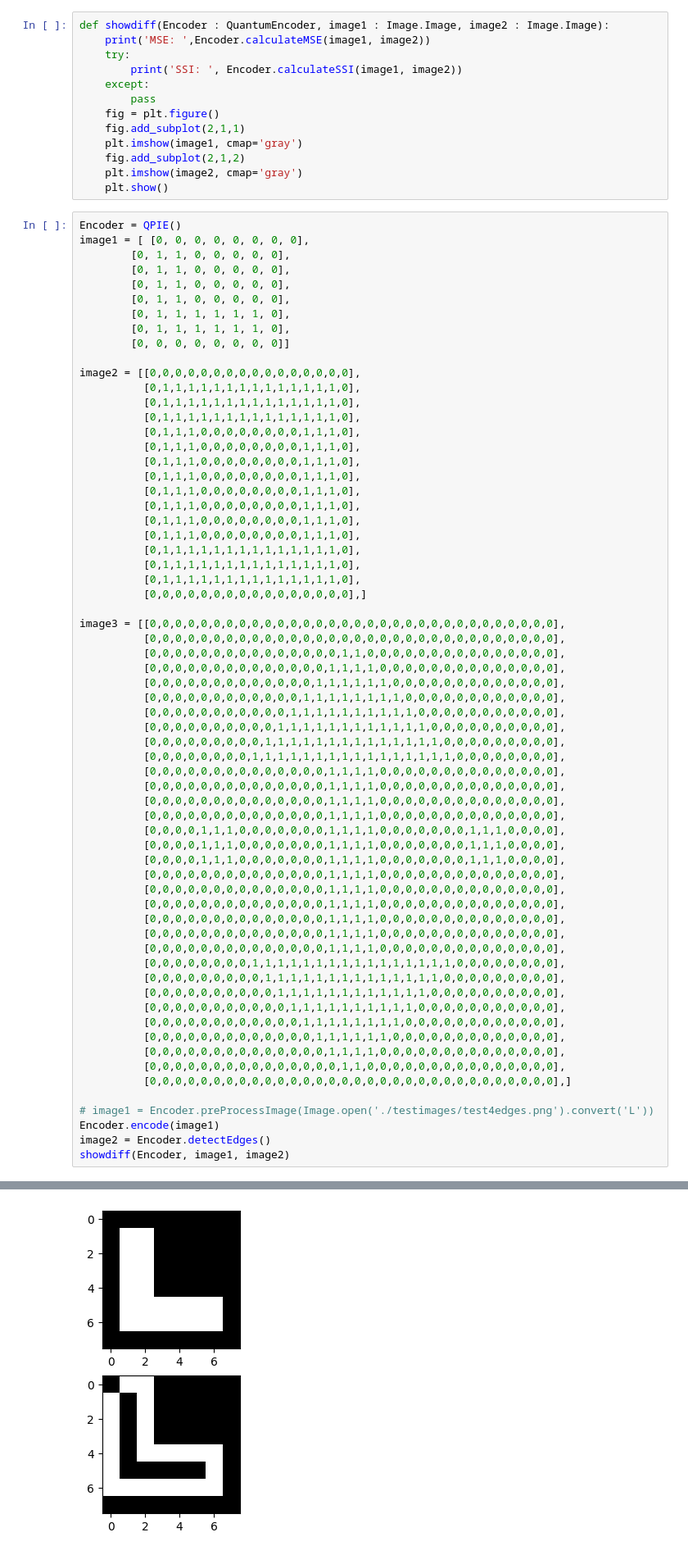
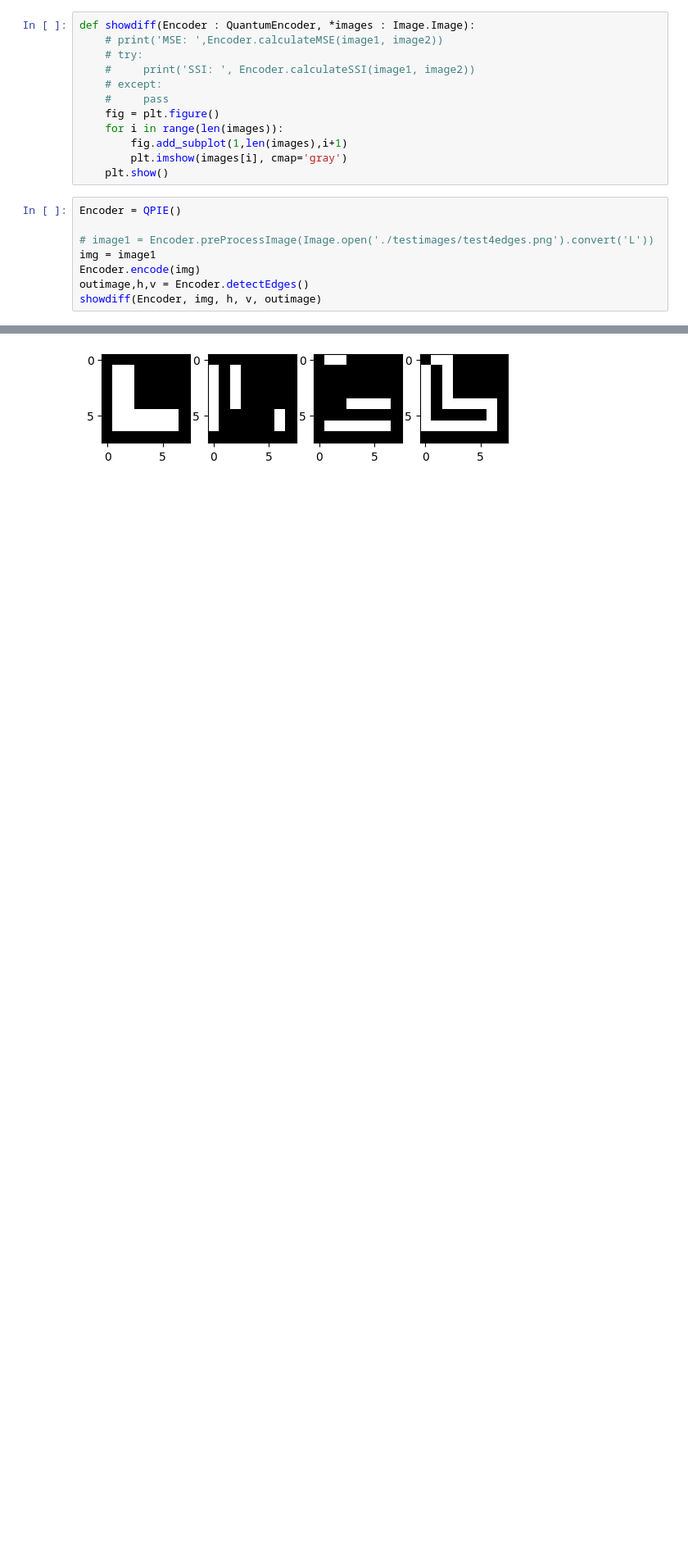
Before and after one commit to MohammadYehya/Quantum_Edge_Detection, a Jupyter notebook: Quantum_Edge_Detection.ipynb, the cells around one changed output, grey strips where cells are left out. Shown at 82% size. Cells and saved outputs as stored; diff of their text form; blank space fills up the shorter version.

```diff
--- a/Quantum_Edge_Detection.ipynb
+++ b/Quantum_Edge_Detection.ipynb
@@ -141,79 +214,21 @@ class QPIE(QuantumEncoder):
 # %%
-def showdiff(Encoder : QuantumEncoder, image1 : Image.Image, image2 : Image.Image):
-    print('MSE: ',Encoder.calculateMSE(image1, image2))
-    try:
-        print('SSI: ', Encoder.calculateSSI(image1, image2))
-    except:
-        pass
+def showdiff(Encoder : QuantumEncoder, *images : Image.Image):
+    # print('MSE: ',Encoder.calculateMSE(image1, image2))
+    # try:
+    #     print('SSI: ', Encoder.calculateSSI(image1, image2))
+    # except:
+    #     pass
     fig = plt.figure()
-    fig.add_subplot(2,1,1)
-    plt.imshow(image1, cmap='gray')
-    fig.add_subplot(2,1,2)
-    plt.imshow(image2, cmap='gray')
+    for i in range(len(images)):
+        fig.add_subplot(1,len(images),i+1)
+        plt.imshow(images[i], cmap='gray')
     plt.show()
 # %%
 Encoder = QPIE()
-image1 = [ [0, 0, 0, 0, 0, 0, 0, 0],
-        [0, 1, 1, 0, 0, 0, 0, 0],
-        [0, 1, 1, 0, 0, 0, 0, 0],
-        [0, 1, 1, 0, 0, 0, 0, 0],
-        [0, 1, 1, 0, 0, 0, 0, 0],
-        [0, 1, 1, 1, 1, 1, 1, 0],
-        [0, 1, 1, 1, 1, 1, 1, 0],
-        [0, 0, 0, 0, 0, 0, 0, 0]]
-
-image2 = [[0,0,0,0,0,0,0,0,0,0,0,0,0,0,0,0],
-          [0,1,1,1,1,1,1,1,1,1,1,1,1,1,1,0],
-          [0,1,1,1,1,1,1,1,1,1,1,1,1,1,1,0],
-          [0,1,1,1,1,1,1,1,1,1,1,1,1,1,1,0],
-          [0,1,1,1,0,0,0,0,0,0,0,0,1,1,1,0],
-          [0,1,1,1,0,0,0,0,0,0,0,0,1,1,1,0],
-          [0,1,1,1,0,0,0,0,0,0,0,0,1,1,1,0],
-          [0,1,1,1,0,0,0,0,0,0,0,0,1,1,1,0],
-          [0,1,1,1,0,0,0,0,0,0,0,0,1,1,1,0],
-          [0,1,1,1,0,0,0,0,0,0,0,0,1,1,1,0],
-          [0,1,1,1,0,0,0,0,0,0,0,0,1,1,1,0],
-          [0,1,1,1,0,0,0,0,0,0,0,0,1,1,1,0],
-          [0,1,1,1,1,1,1,1,1,1,1,1,1,1,1,0],
-          [0,1,1,1,1,1,1,1,1,1,1,1,1,1,1,0],
-          [0,1,1,1,1,1,1,1,1,1,1,1,1,1,1,0],
-          [0,0,0,0,0,0,0,0,0,0,0,0,0,0,0,0],]
-
-image3 = [[0,0,0,0,0,0,0,0,0,0,0,0,0,0,0,0,0,0,0,0,0,0,0,0,0,0,0,0,0,0,0,0],
-          [0,0,0,0,0,0,0,0,0,0,0,0,0,0,0,0,0,0,0,0,0,0,0,0,0,0,0,0,0,0,0,0],
-          [0,0,0,0,0,0,0,0,0,0,0,0,0,0,0,1,1,0,0,0,0,0,0,0,0,0,0,0,0,0,0,0],
-          [0,0,0,0,0,0,0,0,0,0,0,0,0,0,1,1,1,1,0,0,0,0,0,0,0,0,0,0,0,0,0,0],
-          [0,0,0,0,0,0,0,0,0,0,0,0,0,1,1,1,1,1,1,0,0,0,0,0,0,0,0,0,0,0,0,0],
-          [0,0,0,0,0,0,0,0,0,0,0,0,1,1,1,1,1,1,1,1,0,0,0,0,0,0,0,0,0,0,0,0],
-          [0,0,0,0,0,0,0,0,0,0,0,1,1,1,1,1,1,1,1,1,1,0,0,0,0,0,0,0,0,0,0,0],
-          [0,0,0,0,0,0,0,0,0,0,1,1,1,1,1,1,1,1,1,1,1,1,0,0,0,0,0,0,0,0,0,0],
-          [0,0,0,0,0,0,0,0,0,1,1,1,1,1,1,1,1,1,1,1,1,1,1,0,0,0,0,0,0,0,0,0],
-          [0,0,0,0,0,0,0,0,1,1,1,1,1,1,1,1,1,1,1,1,1,1,1,1,0,0,0,0,0,0,0,0],
-          [0,0,0,0,0,0,0,0,0,0,0,0,0,0,1,1,1,1,0,0,0,0,0,0,0,0,0,0,0,0,0,0],
-          [0,0,0,0,0,0,0,0,0,0,0,0,0,0,1,1,1,1,0,0,0,0,0,0,0,0,0,0,0,0,0,0],
-          [0,0,0,0,0,0,0,0,0,0,0,0,0,0,1,1,1,1,0,0,0,0,0,0,0,0,0,0,0,0,0,0],
-          [0,0,0,0,0,0,0,0,0,0,0,0,0,0,1,1,1,1,0,0,0,0,0,0,0,0,0,0,0,0,0,0],
-          [0,0,0,0,1,1,1,0,0,0,0,0,0,0,1,1,1,1,0,0,0,0,0,0,0,1,1,1,0,0,0,0],
-          [0,0,0,0,1,1,1,0,0,0,0,0,0,0,1,1,1,1,0,0,0,0,0,0,0,1,1,1,0,0,0,0],
-          [0,0,0,0,1,1,1,0,0,0,0,0,0,0,1,1,1,1,0,0,0,0,0,0,0,1,1,1,0,0,0,0],
-          [0,0,0,0,0,0,0,0,0,0,0,0,0,0,1,1,1,1,0,0,0,0,0,0,0,0,0,0,0,0,0,0],
-          [0,0,0,0,0,0,0,0,0,0,0,0,0,0,1,1,1,1,0,0,0,0,0,0,0,0,0,0,0,0,0,0],
-          [0,0,0,0,0,0,0,0,0,0,0,0,0,0,1,1,1,1,0,0,0,0,0,0,0,0,0,0,0,0,0,0],
-          [0,0,0,0,0,0,0,0,0,0,0,0,0,0,1,1,1,1,0,0,0,0,0,0,0,0,0,0,0,0,0,0],
-          [0,0,0,0,0,0,0,0,0,0,0,0,0,0,1,1,1,1,0,0,0,0,0,0,0,0,0,0,0,0,0,0],
-          [0,0,0,0,0,0,0,0,0,0,0,0,0,0,1,1,1,1,0,0,0,0,0,0,0,0,0,0,0,0,0,0],
-          [0,0,0,0,0,0,0,0,1,1,1,1,1,1,1,1,1,1,1,1,1,1,1,1,0,0,0,0,0,0,0,0],
-          [0,0,0,0,0,0,0,0,0,1,1,1,1,1,1,1,1,1,1,1,1,1,1,0,0,0,0,0,0,0,0,0],
-          [0,0,0,0,0,0,0,0,0,0,1,1,1,1,1,1,1,1,1,1,1,1,0,0,0,0,0,0,0,0,0,0],
-          [0,0,0,0,0,0,0,0,0,0,0,1,1,1,1,1,1,1,1,1,1,0,0,0,0,0,0,0,0,0,0,0],
-          [0,0,0,0,0,0,0,0,0,0,0,0,1,1,1,1,1,1,1,1,0,0,0,0,0,0,0,0,0,0,0,0],
-          [0,0,0,0,0,0,0,0,0,0,0,0,0,1,1,1,1,1,1,0,0,0,0,0,0,0,0,0,0,0,0,0],
-          [0,0,0,0,0,0,0,0,0,0,0,0,0,0,1,1,1,1,0,0,0,0,0,0,0,0,0,0,0,0,0,0],
-          [0,0,0,0,0,0,0,0,0,0,0,0,0,0,0,1,1,0,0,0,0,0,0,0,0,0,0,0,0,0,0,0],
-          [0,0,0,0,0,0,0,0,0,0,0,0,0,0,0,0,0,0,0,0,0,0,0,0,0,0,0,0,0,0,0,0],]
 
 # image1 = Encoder.preProcessImage(Image.open('./testimages/test4edges.png').convert('L'))
-Encoder.encode(image1)
-image2 = Encoder.detectEdges()
-showdiff(Encoder, image1, image2)
+img = image1
+Encoder.encode(img)
+outimage,h,v = Encoder.detectEdges()
+showdiff(Encoder, img, h, v, outimage)
 # %% [output]
@@ -222 +235 @@ SSI:  0.993406829010053
-[figure, old version]
+[figure, new version]
```
Also changed, not shown: parts of 13 cells of this notebook.
